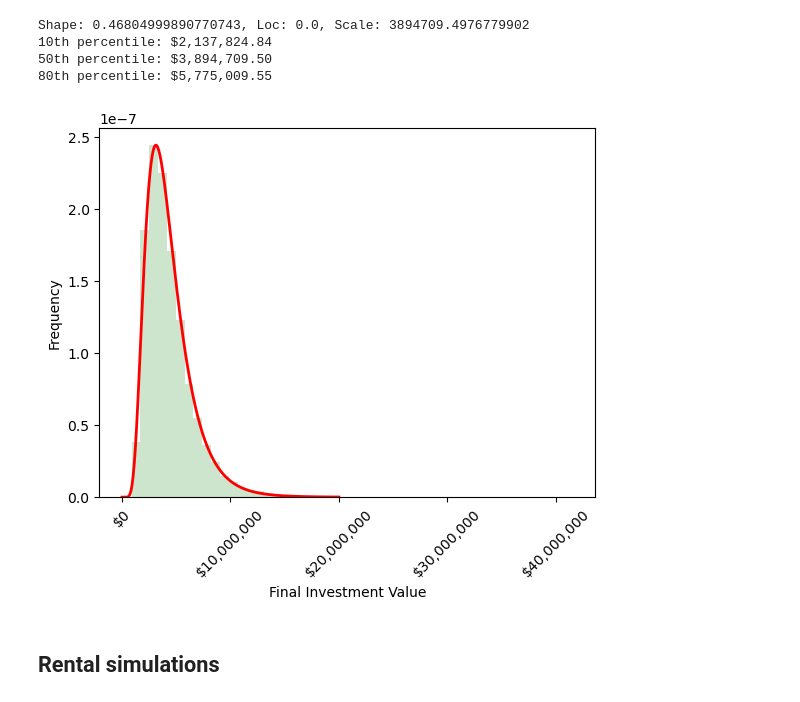
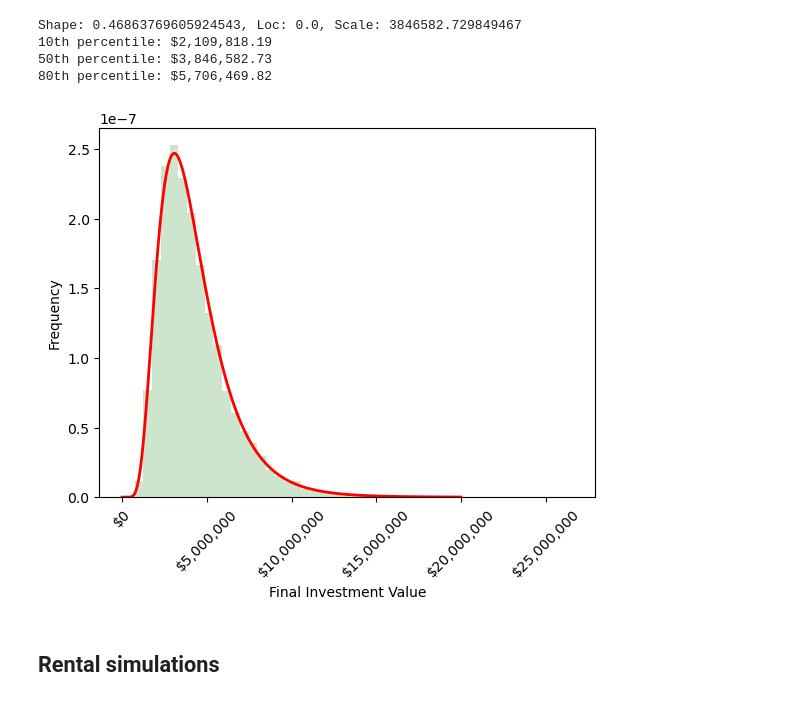
Before and after one commit to NguyenVu06/personal-finance, a Jupyter notebook: projection_notebook.ipynb, the cells around one changed output. Drawn from its saved outputs; the diff is of its cells as text; code cells hidden in the pictures.

```diff
--- a/projection_notebook.ipynb
+++ b/projection_notebook.ipynb
@@ -4,14 +4,14 @@ import matplotlib.pyplot as plt
 # %%
 
 # Constants - These are based on historical S&P 500 data
-AVERAGE_RETURN = 0.09  # This is the nominal return
+AVERAGE_RETURN = 0.10  # This is the nominal return
 INFLATION_RATE = 0.03  # This is the inflation rate
 REAL_RETURN = AVERAGE_RETURN - INFLATION_RATE  # This is the real return, adjusted for inflation
 STANDARD_DEVIATION = 0.20
 NUM_SIMULATIONS = 10000
 NUM_YEARS = 10
-INITIAL_INVESTMENT = 1000000
-MONTHLY_CONTRIBUTION = 14900
+INITIAL_INVESTMENT = 1005000
+MONTHLY_CONTRIBUTION = 13000
 
 
 def simulate_investment(final_investment, num_years, real_return, standard_deviation, monthly_contribution):
@@ -25,38 +25,38 @@ def simulate_investment(final_investment, num_years, real_return, standard_devia
     return final_investment
 
 # Perform the simulations
 simulations = []
 for _ in range(NUM_SIMULATIONS):
     final_investment = simulate_investment(INITIAL_INVESTMENT, NUM_YEARS, REAL_RETURN, STANDARD_DEVIATION, MONTHLY_CONTRIBUTION)
     simulations.append(final_investment)
 
 
 #fit an log normal distribution to the simulations data
 from scipy.stats import lognorm
 shape, loc, scale = lognorm.fit(simulations, floc=0)
 print(f"Shape: {shape}, Loc: {loc}, Scale: {scale}")
 #calculate the 10th and 90th percentile
 print(f"10th percentile: ${lognorm.ppf(0.1, shape, loc=loc, scale=scale):,.2f}")
 print(f"50th percentile: ${lognorm.ppf(0.5, shape, loc=loc, scale=scale):,.2f}")
 print(f"80th percentile: ${lognorm.ppf(0.8, shape, loc=loc, scale=scale):,.2f}")
 
 #graph the distribution on the simulations data
 x = np.linspace(0, 20_000_000, 1000)
 plt.hist(simulations, bins=50, density=True, alpha=0.2, color='g')
 plt.plot(x, lognorm.pdf(x, shape, loc=loc, scale=scale), 'r', linewidth=2)
 plt.xlabel('Final Investment Value')
 plt.ylabel('Frequency')
 #conver x axis to dolar amounts
 plt.gca().get_xaxis().set_major_formatter(plt.FuncFormatter(lambda x, loc: "${:,}".format(int(x))))
 #rotate x axis labels
 plt.xticks(rotation=45)
 plt.show()
 # %% [output]
-Shape: 0.46804999890770743, Loc: 0.0, Scale: 3894709.4976779902
-10th percentile: $2,137,824.84
-50th percentile: $3,894,709.50
-80th percentile: $5,775,009.55
+Shape: 0.46863769605924543, Loc: 0.0, Scale: 3846582.729849467
+10th percentile: $2,109,818.19
+50th percentile: $3,846,582.73
+80th percentile: $5,706,469.82
-[figure, old version]
+[figure, new version]
 # %% [markdown]
 ## Rental simulations
 # %%
```
Also changed, not shown: parts of 2 cells of this notebook.
